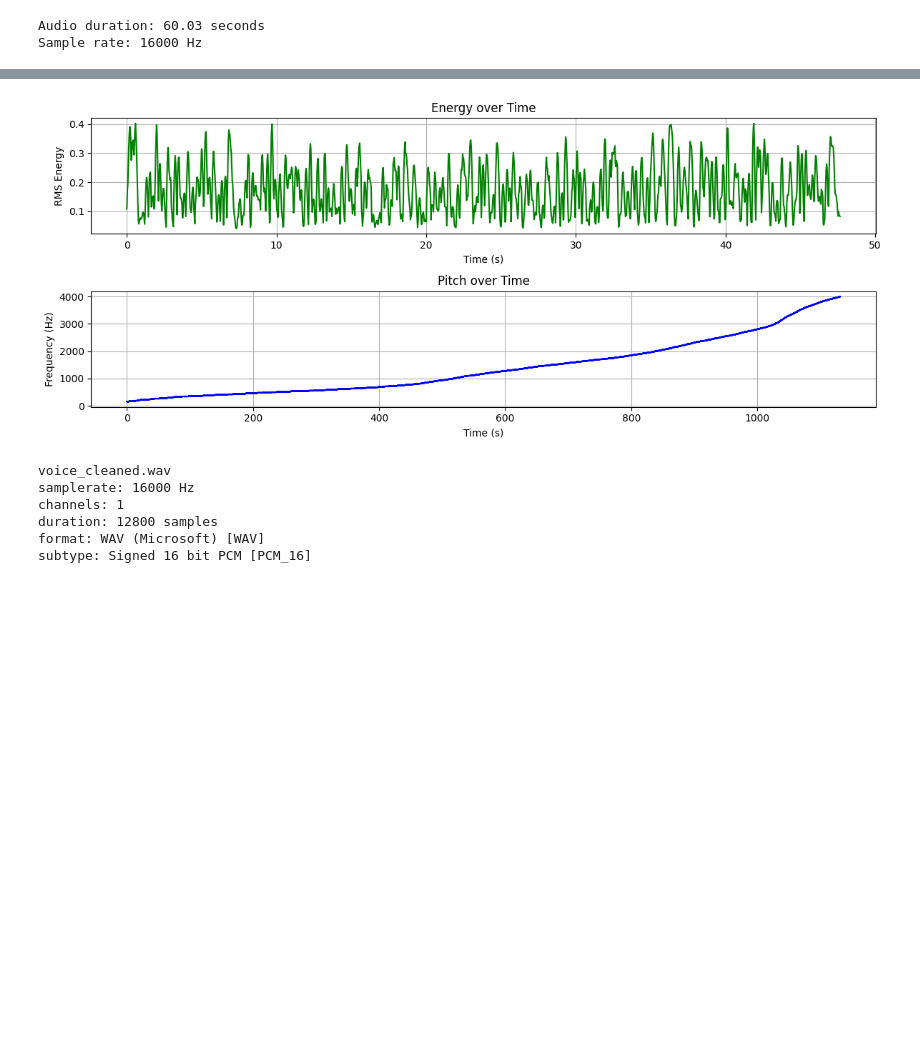
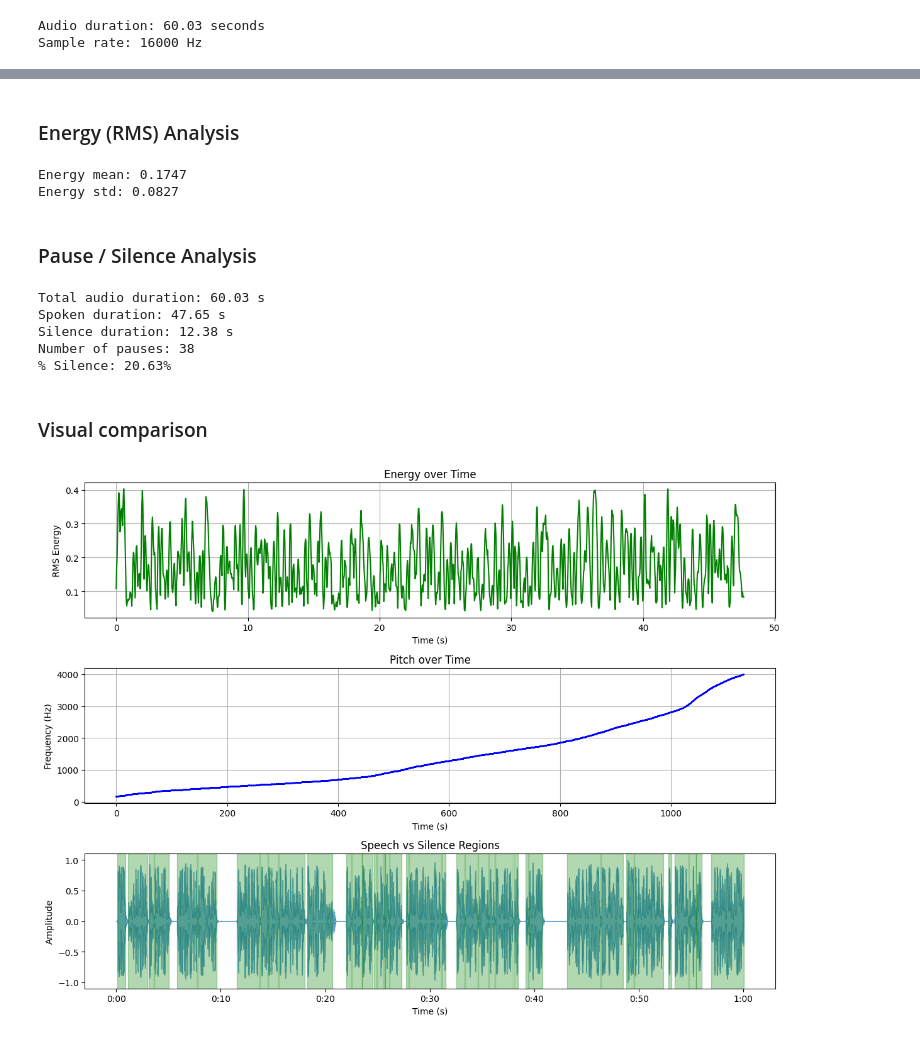
Before and after one commit to AlvaroNLM/voice-feature-extraction, a Jupyter notebook: audio_preprocessing_and_features.ipynb, the cells around one changed output, grey strips where cells are left out. Cells and saved outputs as stored; diff of their text form; code cells hidden in the pictures; blank space fills up the shorter version.

```diff
--- a/audio_preprocessing_and_features.ipynb
+++ b/audio_preprocessing_and_features.ipynb
@@ -147,28 +106,83 @@ Number of pauses: 38
+# %% [markdown]
+### Energy (RMS) Analysis
+# %%
+# ---- ENERGY ANALYSIS ----
+# Energy relates to perceived loudness and speech emphasis.
+# Variation in energy (std) reflects dynamics and prosodic emphasis.
+
+energy = librosa.feature.rms(y=y_trimmed)[0]
+
+energy_mean = np.mean(energy)
+energy_std = np.std(energy)
+
+print(f"Energy mean: {energy_mean:.4f}")          # Average loudness
+print(f"Energy std: {energy_std:.4f}")            # Variation in loudness — flat = dull, varied = dynamic
+# %% [output]
+Energy mean: 0.1747
+Energy std: 0.0827
+# %% [markdown]
+### Pause / Silence Analysis
+# %%
+# ---- PAUSE / SILENCE ANALYSIS ----
+# We detect pauses by identifying non-silent intervals.
+# This tells us about speech rhythm, hesitation, and fluency.
+
+non_silent_intervals = librosa.effects.split(y, top_db=20)  # segments considered "speech"
+
+durations = [(end - start) / sr for start, end in non_silent_intervals]
+total_speech_duration = sum(durations)                      # actual voiced segments
+total_duration = librosa.get_duration(y=y, sr=sr)
+silence_duration = total_duration - total_speech_duration
+pause_count = len(non_silent_intervals) - 1                 # number of pauses = speech chunks - 1
+
+print(f"Total audio duration: {total_duration:.2f} s")      # Full duration
+print(f"Spoken duration: {total_speech_duration:.2f} s")    # Time actually speaking
+print(f"Silence duration: {silence_duration:.2f} s")        # Total silence between phrases
+print(f"Number of pauses: {pause_count}")                   # Count of pauses
+print(f"% Silence: {(silence_duration / total_duration) * 100:.2f}%")  # Silence ratio
+# %% [output]
+Total audio duration: 60.03 s
+Spoken duration: 47.65 s
+Silence duration: 12.38 s
+Number of pauses: 38
+% Silence: 20.63%
+# %% [markdown]
+### Visual comparison
 # %%
-# Plot both energy and pitch over time to observe prosodic patterns visually
-
-plt.figure(figsize=(12, 5))
+# Plot summary
+plt.figure(figsize=(12, 9))
 
 # Energy over time
-plt.subplot(2, 1, 1)
+plt.subplot(3, 1, 1)
 frames = range(len(energy))
 t = librosa.frames_to_time(frames, sr=sr)
 plt.plot(t, energy, label="Energy", color="green")
 plt.title("Energy over Time")
 plt.ylabel("RMS Energy")
 plt.xlabel("Time (s)")
 plt.grid(True)
 
 # Pitch over time
-plt.subplot(2, 1, 2)
+plt.subplot(3, 1, 2)
 times = librosa.frames_to_time(range(len(pitch_values)), sr=sr)
 plt.plot(times, pitch_values, label="Pitch", color="blue")
 plt.title("Pitch over Time")
 plt.ylabel("Frequency (Hz)")
 plt.xlabel("Time (s)")
 plt.grid(True)
 
+# Pause/Silence
+plt.subplot(3, 1, 3)
+librosa.display.waveshow(y, sr=sr, alpha=0.6)
+plt.title("Speech vs Silence Regions")
+for interval in non_silent_intervals:
+    start, end = interval / sr
+    plt.axvspan(start, end, color='green', alpha=0.3)  # highlight speech
+plt.xlabel("Time (s)")
+plt.ylabel("Amplitude")
+
+# Plot all of them
 plt.tight_layout()
 plt.show()
 # %% [output]
-[figure, old version]
+[figure, new version]
@@ -183,10 +188,0 @@ sf.write("voice_cleaned.wav", segment, sr)
-# %%
-info = sf.info("voice_cleaned.wav")
-print(info)
-# %% [output]
-voice_cleaned.wav
-samplerate: 16000 Hz
-channels: 1
-duration: 12800 samples
-format: WAV (Microsoft) [WAV]
-subtype: Signed 16 bit PCM [PCM_16]
```
Also changed, not shown: parts of 18 cells of this notebook, 1 other file.
